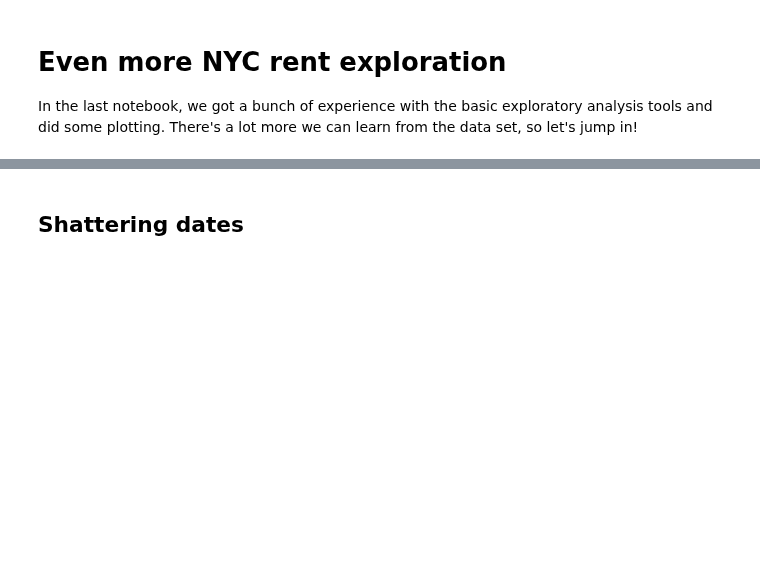
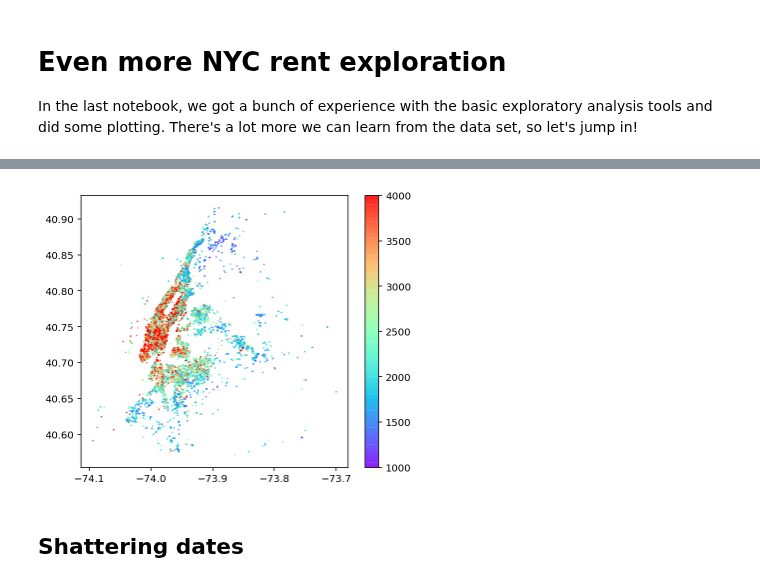
Before and after one commit to parrt/msds593, a Jupyter notebook: notebooks/nyrent2.ipynb, the cells around one changed output, grey strips where cells are left out. Saved outputs shown, nothing was run; the diff lists cells and outputs as text; code cells hidden in the pictures; blank space fills up the shorter version.

```diff
--- a/notebooks/nyrent2.ipynb
+++ b/notebooks/nyrent2.ipynb
@@ -13,3 +163,17 @@ df_rent = pd.read_json('data/train.json')
+# %%
+fig, ax = plt.subplots(nrows=1, ncols=1, figsize=(6,5))
+m = ax.scatter(df['longitude'],
+               df['latitude'],
+               alpha=0.8,
+               s=1.5, # pixel size
+               vmin=1000, vmax=4000, # limit price range so 4000 is red
+               c=df['price'],
+               cmap='rainbow', # color map
+               marker='.')
+plt.colorbar(m) # show a color bar on the right using data from the scatterplot
+plt.show()
+# %% [output]
+[figure, added]
 # %% [markdown]
 ## Shattering dates
 # %% [markdown]
```
Also changed, not shown: parts of 27 cells of this notebook, 1 other file.
